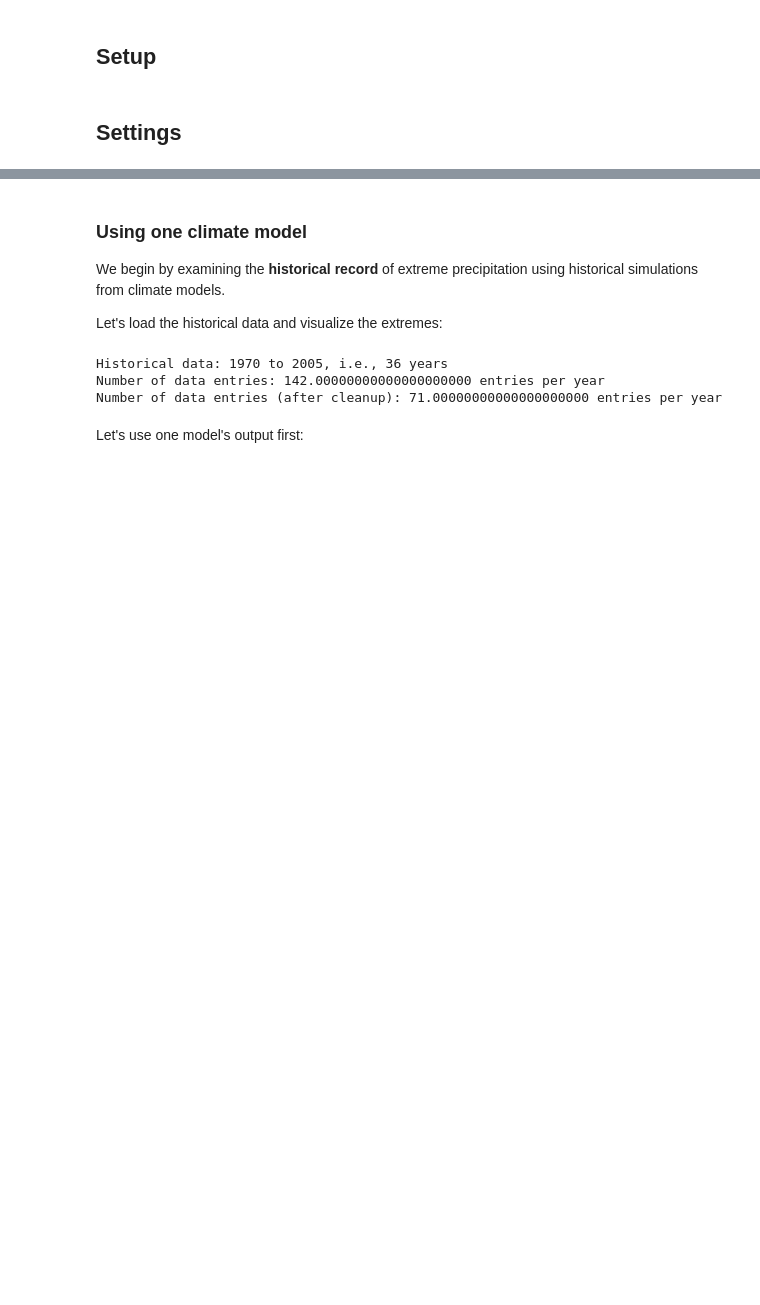
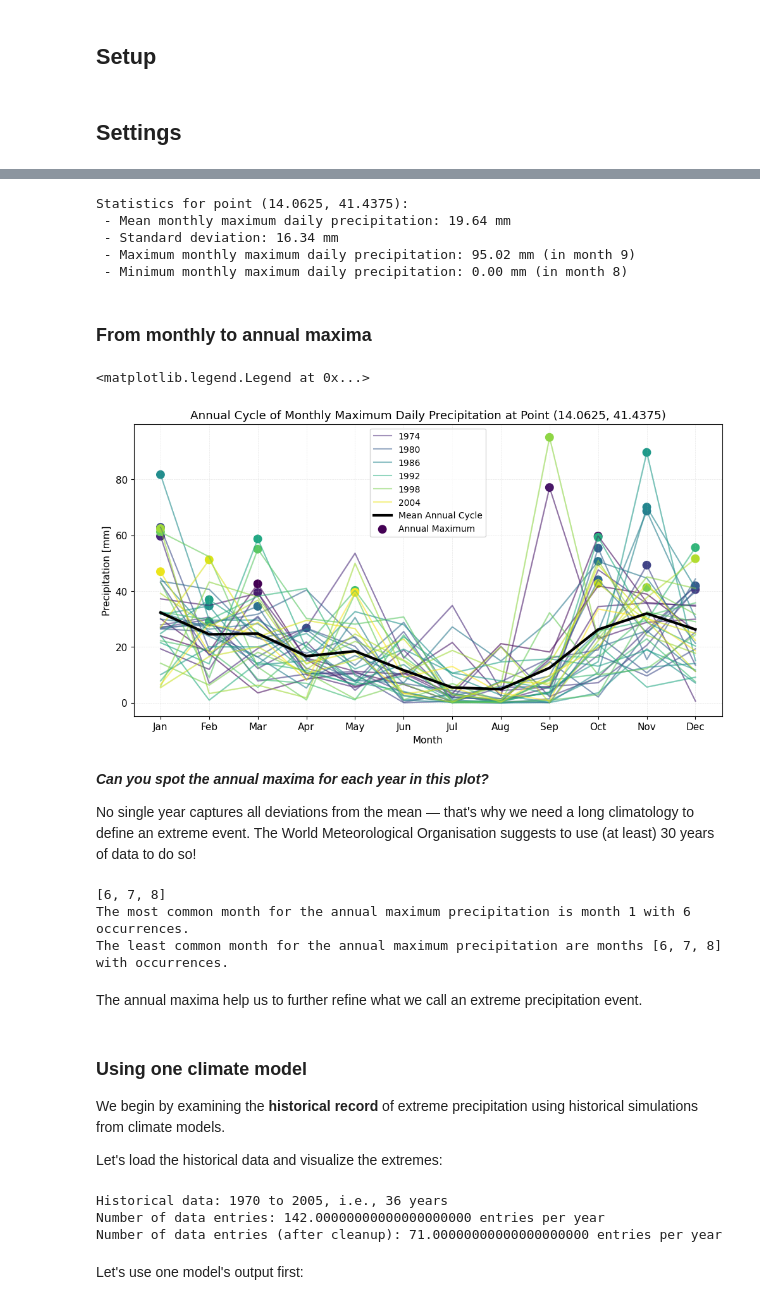
Before and after one commit to ecmwf-training/extreme-precipitation-exposure, a Jupyter notebook: tutorials/return_period.ipynb, the cells around one changed output, grey strips where cells are left out. Drawn from its saved outputs; the diff is of its cells as text; code cells hidden in the pictures; blank space fills up the shorter version.

```diff
--- a/tutorials/return_period.ipynb
+++ b/tutorials/return_period.ipynb
@@ -62,3 +133,64 @@ Projection data: /home/nejk/code/extreme_precip_exposure/data/ITF2/extreme_preci
+# %%
+# Print statistics for this point, indicating months with highest and lowest precipitation, and the overall mean and standard deviation
+mean_precip = point_df['rx1day'].mean()
+std_precip = point_df['rx1day'].std()
+max_precip = point_df['rx1day'].max()
+min_precip = point_df['rx1day'].min()
+max_month = point_df.loc[point_df['rx1day'].idxmax(), 'month']
+min_month = point_df.loc[point_df['rx1day'].idxmin(), 'month']
+print(f"Statistics for point ({point_df['lon'].iloc[0]}, {point_df['lat'].iloc[0]}):")
+print(f" - Mean monthly maximum daily precipitation: {mean_precip:.2f} mm")
+print(f" - Standard deviation: {std_precip:.2f} mm")
+print(f" - Maximum monthly maximum daily precipitation: {max_precip:.2f} mm (in month {max_month})")
+print(f" - Minimum monthly maximum daily precipitation: {min_precip:.2f} mm (in month {min_month})")
+# %% [output]
+Statistics for point (14.0625, 41.4375):
+ - Mean monthly maximum daily precipitation: 19.64 mm
+ - Standard deviation: 16.34 mm
+ - Maximum monthly maximum daily precipitation: 95.02 mm (in month 9)
+ - Minimum monthly maximum daily precipitation: 0.00 mm (in month 8)
+# %% [markdown]
+### From monthly to annual maxima
+# %%
+# Repeat annual cycle plot from above but highlight the annual maximum per year using a colored dot in the same color as the year lines
+plt.figure(figsize=(12, 6))
+sns.lineplot(data=point_df, x='month', y='rx1day', hue='year', palette='viridis', legend=True, alpha=0.5)
+sns.lineplot(data=point_df.groupby('month')['rx1day'].mean().reset_index(), x='month', y='rx1day', color='black', label='Mean Annual Cycle', linewidth=3)
+annual_max_df = point_df.groupby('year').apply(lambda x: x.loc[x['rx1day'].idxmax()], include_groups=False).reset_index()
+sns.scatterplot(data=annual_max_df, x='month', y='rx1day', hue='year', palette='viridis', legend=False, s=100, edgecolor='None', label='Annual Maximum')
+plt.title(f'Annual Cycle of Monthly Maximum Daily Precipitation at Point ({point_df["lon"].iloc[0]}, {point_df["lat"].iloc[0]})')
+plt.xlabel('Month')
+# convert x-axis ticks to month names
+plt.xticks(ticks=np.arange(1, 13), labels=['Jan', 'Feb', 'Mar', 'Apr', 'May', 'Jun', 'Jul', 'Aug', 'Sep', 'Oct', 'Nov', 'Dec'])
+plt.ylabel('Precipitation [mm]')
+plt.grid(True, alpha=0.3, linestyle='--', linewidth=0.5)
+plt.legend(loc='upper center', fontsize=10, frameon=True)
+# %% [output]
+<matplotlib.legend.Legend at 0x...>
+[figure, added]
+# %% [markdown]
+_**Can you spot the annual maxima for each year in this plot?**_
+
+No single year captures all deviations from the mean — that's why we need a long climatology to define an extreme event. The World Meteorological Organisation suggests to use (at least) 30 years of data to do so!
+# %%
+# print months with most and least annual maximum precipitation
+annual_max_idx = point_df.groupby('year')['rx1day'].idxmax()
+annual_max_months = point_df.loc[annual_max_idx].set_index('year')['month']
+most_common_max_month = annual_max_months.mode().iloc[0]
+# account for months without any annual maximum precipitation (i.e., if a month has no annual maximum precipitation, it should be counted and listed as least common month!)
+all_months = pd.Series(np.arange(1, 13))
+least_common_max_month = all_months[~all_months.isin(annual_max_months)].tolist()
+if not least_common_max_month:
+    least_common_max_month = annual_max_months.value_counts().idxmin()
+print(least_common_max_month)
+print(f"The most common month for the annual maximum precipitation is month {most_common_max_month} with {annual_max_months.value_counts().max()} occurrences.")
+print(f"The least common month for the annual maximum precipitation are months {least_common_max_month}.")
+# %% [output]
+[6, 7, 8]
+The most common month for the annual maximum precipitation is month 1 with 6 occurrences.
+The least common month for the annual maximum precipitation are months [6, 7, 8] with occurrences.
+# %% [markdown]
+The annual maxima help us to further refine what we call an extreme precipitation event.
 # %% [markdown]
 ### Using one climate model
 
```
Also changed, not shown: parts of 9 cells of this notebook.
